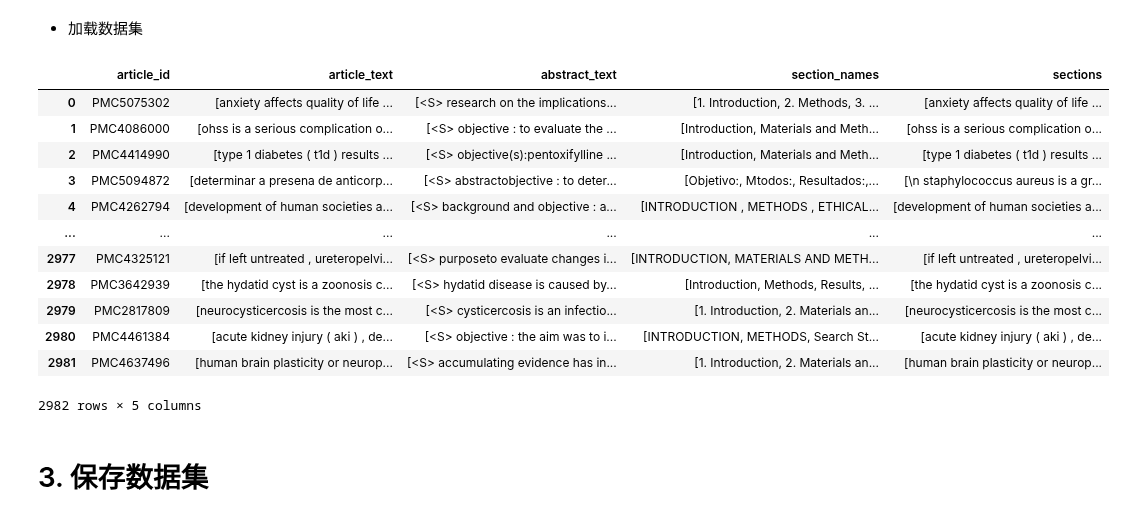
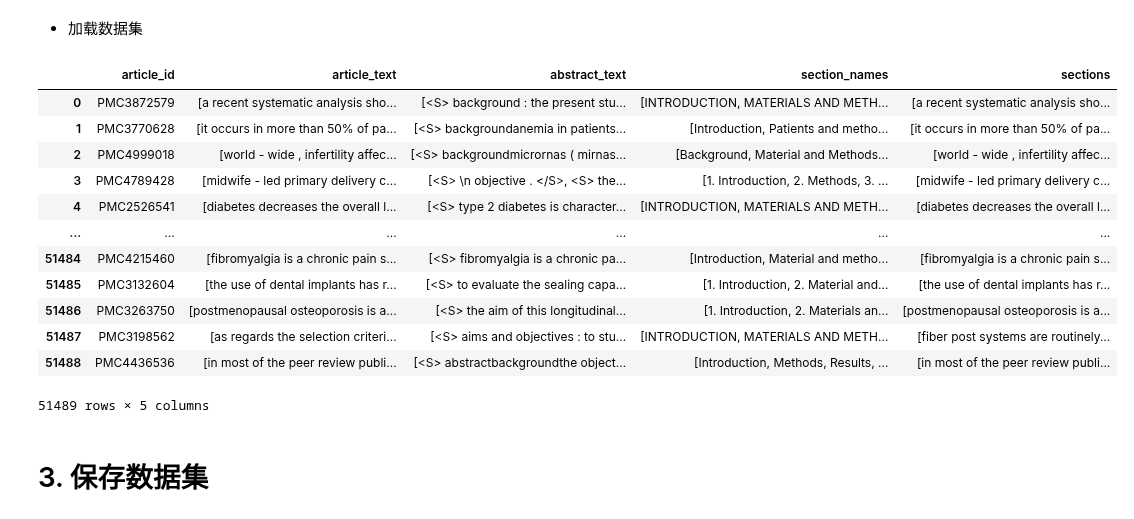
Before and after one commit to sociocom/prompt-for-long-text-summarization, a Jupyter notebook: notebook/pubmed_preprocess.ipynb, the cells around one changed output. Cells and saved outputs as stored; diff of their text form; code cells hidden in the pictures.

```diff
--- a/notebook/pubmed_preprocess.ipynb
+++ b/notebook/pubmed_preprocess.ipynb
@@ -384,22 +364,22 @@ train_df.iloc[index]['abstract_text']
 train_df = pd.read_json('../datasets/pubmed-dataset-processed/train.json', lines=True)
 val_df = pd.read_json('../datasets/pubmed-dataset-processed/val.json', lines=True)
 test_df = pd.read_json('../datasets/pubmed-dataset-processed/test.json', lines=True)
-# %%
-test_df
-# %% [output]
-|  | article_id | article_text | abstract_text | section_names | sections |
-| 0 | PMC5075302 | [anxiety affects quality of life ... | [<S> research on the implications... | [1. Introduction, 2. Methods, 3. ... | [anxiety affects quality of life ... |
-| 1 | PMC4086000 | [ohss is a serious complication o... | [<S> objective : to evaluate the ... | [Introduction, Materials and Meth... | [ohss is a serious complication o... |
-| 2 | PMC4414990 | [type 1 diabetes ( t1d ) results ... | [<S> objective(s):pentoxifylline ... | [Introduction, Materials and Meth... | [type 1 diabetes ( t1d ) results ... |
-| 3 | PMC5094872 | [determinar a presena de anticorp... | [<S> abstractobjective : to deter... | [Objetivo:, Mtodos:, Resultados:,... | [\n staphylococcus aureus is a gr... |
-| 4 | PMC4262794 | [development of human societies a... | [<S> background and objective : a... | [INTRODUCTION , METHODS , ETHICAL... | [development of human societies a... |
-| ... | ... | ... | ... | ... | ... |
-| 2977 | PMC4325121 | [if left untreated , ureteropelvi... | [<S> purposeto evaluate changes i... | [INTRODUCTION, MATERIALS AND METH... | [if left untreated , ureteropelvi... |
-| 2978 | PMC3642939 | [the hydatid cyst is a zoonosis c... | [<S> hydatid disease is caused by... | [Introduction, Methods, Results, ... | [the hydatid cyst is a zoonosis c... |
-| 2979 | PMC2817809 | [neurocysticercosis is the most c... | [<S> cysticercosis is an infectio... | [1. Introduction, 2. Materials an... | [neurocysticercosis is the most c... |
-| 2980 | PMC4461384 | [acute kidney injury ( aki ) , de... | [<S> objective : the aim was to i... | [INTRODUCTION, METHODS, Search St... | [acute kidney injury ( aki ) , de... |
-| 2981 | PMC4637496 | [human brain plasticity or neurop... | [<S> accumulating evidence has in... | [1. Introduction, 2. Materials an... | [human brain plasticity or neurop... |
-2982 rows × 5 columns
+# %%
+train_df
+# %% [output]
+|  | article_id | article_text | abstract_text | section_names | sections |
+| 0 | PMC3872579 | [a recent systematic analysis sho... | [<S> background : the present stu... | [INTRODUCTION, MATERIALS AND METH... | [a recent systematic analysis sho... |
+| 1 | PMC3770628 | [it occurs in more than 50% of pa... | [<S> backgroundanemia in patients... | [Introduction, Patients and metho... | [it occurs in more than 50% of pa... |
+| 2 | PMC4999018 | [world - wide , infertility affec... | [<S> backgroundmicrornas ( mirnas... | [Background, Material and Methods... | [world - wide , infertility affec... |
+| 3 | PMC4789428 | [midwife - led primary delivery c... | [<S> \n objective . </S>, <S> the... | [1. Introduction, 2. Methods, 3. ... | [midwife - led primary delivery c... |
+| 4 | PMC2526541 | [diabetes decreases the overall l... | [<S> type 2 diabetes is character... | [INTRODUCTION, MATERIALS AND METH... | [diabetes decreases the overall l... |
+| ... | ... | ... | ... | ... | ... |
+| 51484 | PMC4215460 | [fibromyalgia is a chronic pain s... | [<S> fibromyalgia is a chronic pa... | [Introduction, Material and metho... | [fibromyalgia is a chronic pain s... |
+| 51485 | PMC3132604 | [the use of dental implants has r... | [<S> to evaluate the sealing capa... | [1. Introduction, 2. Material and... | [the use of dental implants has r... |
+| 51486 | PMC3263750 | [postmenopausal osteoporosis is a... | [<S> the aim of this longitudinal... | [1. Introduction, 2. Materials an... | [postmenopausal osteoporosis is a... |
+| 51487 | PMC3198562 | [as regards the selection criteri... | [<S> aims and objectives : to stu... | [INTRODUCTION, MATERIALS AND METH... | [fiber post systems are routinely... |
+| 51488 | PMC4436536 | [in most of the peer review publi... | [<S> abstractbackgroundthe object... | [Introduction, Methods, Results, ... | [in most of the peer review publi... |
+51489 rows × 5 columns
 # %% [markdown]
 # 3. 保存数据集
 # %%
```
Also changed, not shown: parts of 8 cells of this notebook.
